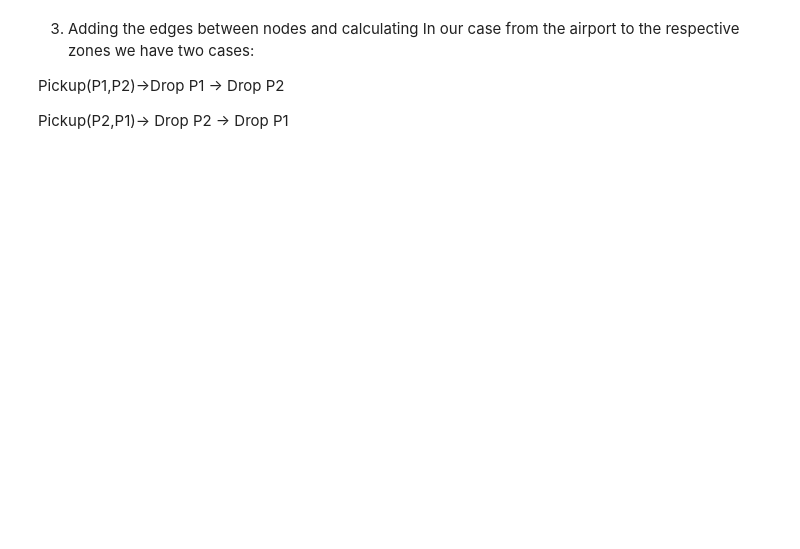
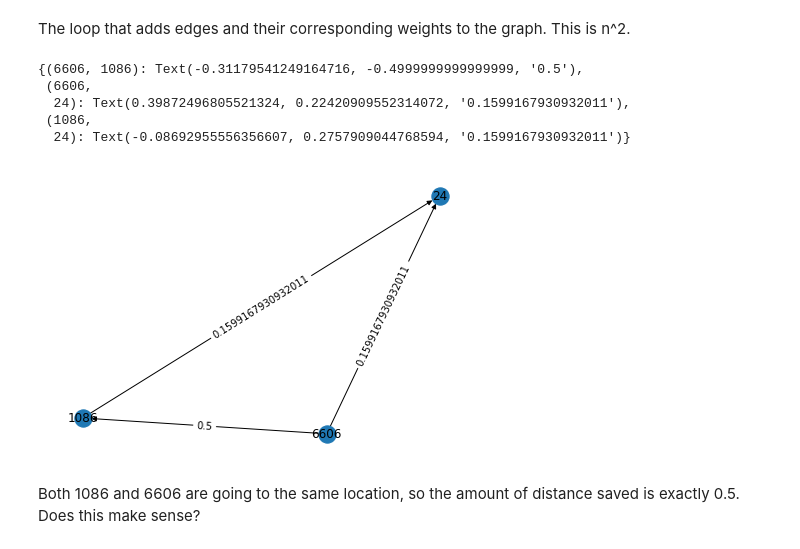
Before and after one commit to prajwalkk/nyc-ridesharing, a Jupyter notebook: ridesharing.ipynb, the cells around one changed output. Drawn from its saved outputs; the diff is of its cells as text; code cells hidden in the pictures; blank space fills up the shorter version.

```diff
--- a/ridesharing.ipynb
+++ b/ridesharing.ipynb
@@ -106,7 +59,0 @@ pool_graph.number_of_nodes()
-# %% [markdown]
-3) Adding the edges between nodes and calculating
-In our case from the airport to the respective zones we have two cases:
-
-Pickup(P1,P2)->Drop P1 -> Drop P2
-
-Pickup(P2,P1)-> Drop P2 -> Drop P1
@@ -114,0 +60,33 @@ def calculate_edge_weights(node1,node2):
+# %% [markdown]
+The loop that adds edges and their corresponding weights to the graph. This is n^2.
+# %%
+for index1, index2 in combinations(index_list, 2):
+    Da = input_data_filter.loc[index1, "Distance"]
+    Db = input_data_filter.loc[index2, "Distance"]
+    Dab = interzonal_dist.iloc[
+        input_data_filter.loc[index1, "DOLocationID"]-1,
+        input_data_filter.loc[index2, "DOLocationID"]-1
+    ]
+    Dba = interzonal_dist.iloc[
+        input_data_filter.loc[index2, "DOLocationID"]-1,
+        input_data_filter.loc[index1, "DOLocationID"]-1
+    ]
+
+    Dmin = min(Da + Dab, Db + Dba)
+    distance_savings = Da + Db - Dmin
+    weight = distance_savings / (Da + Db)
+    DG.add_edge(index1, index2, weight=weight)
+# %%
+pos = nx.spring_layout(DG)
+nx.draw(DG, pos, with_labels=True)
+labels = nx.get_edge_attributes(DG,'weight')
+nx.draw_networkx_edge_labels(DG, pos, edge_labels=labels)
+# %% [output]
+{(6606, 1086): Text(-0.31179541249164716, -0.4999999999999999, '0.5'),
+ (6606,
+  24): Text(0.39872496805521324, 0.22420909552314072, '0.1599167930932011'),
+ (1086,
+  24): Text(-0.08692955556356607, 0.2757909044768594, '0.1599167930932011')}
+[figure, added]
+# %% [markdown]
+Both 1086 and 6606 are going to the same location, so the amount of distance saved is exactly 0.5. Does this make sense?
```
Also changed, not shown: parts of 20 cells of this notebook.
